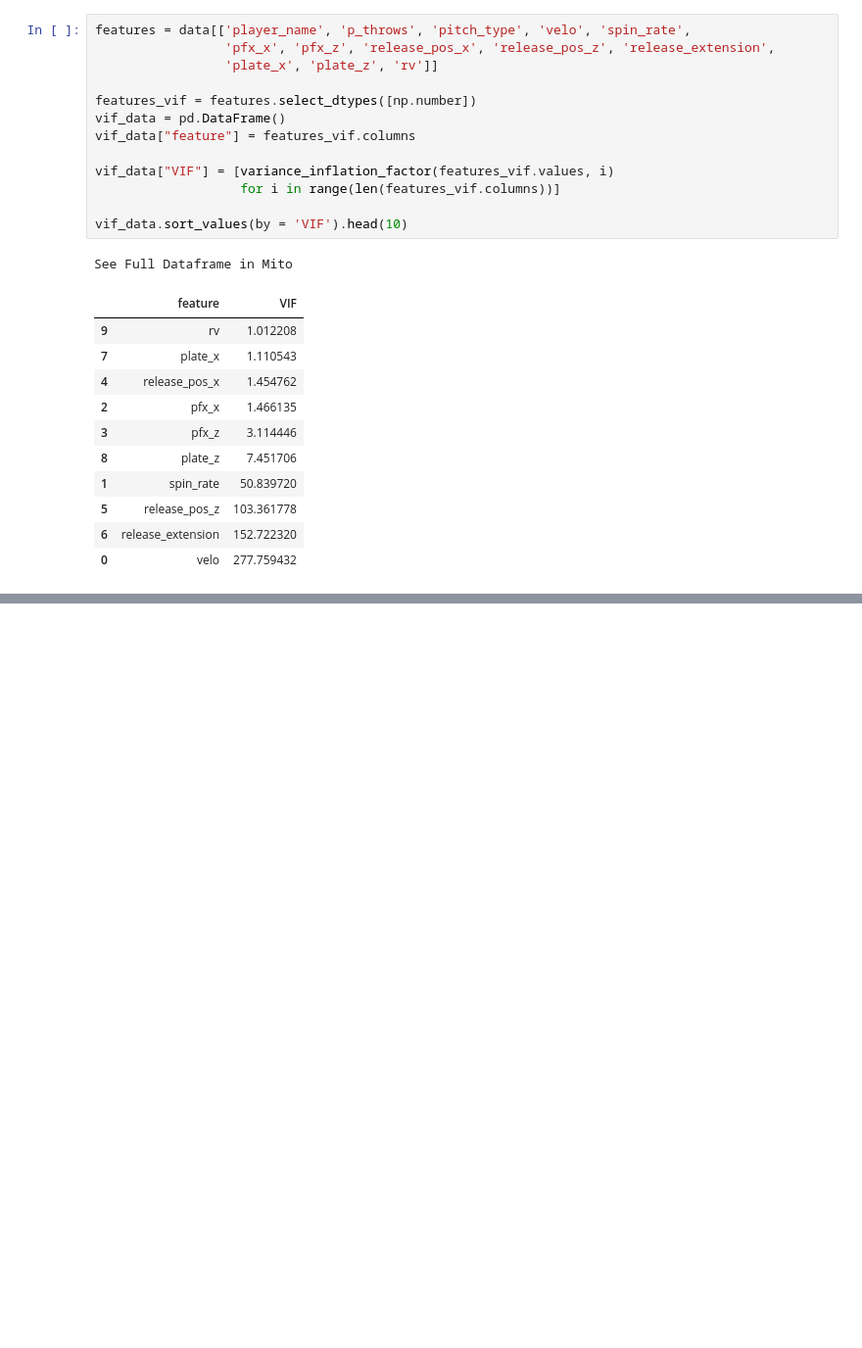
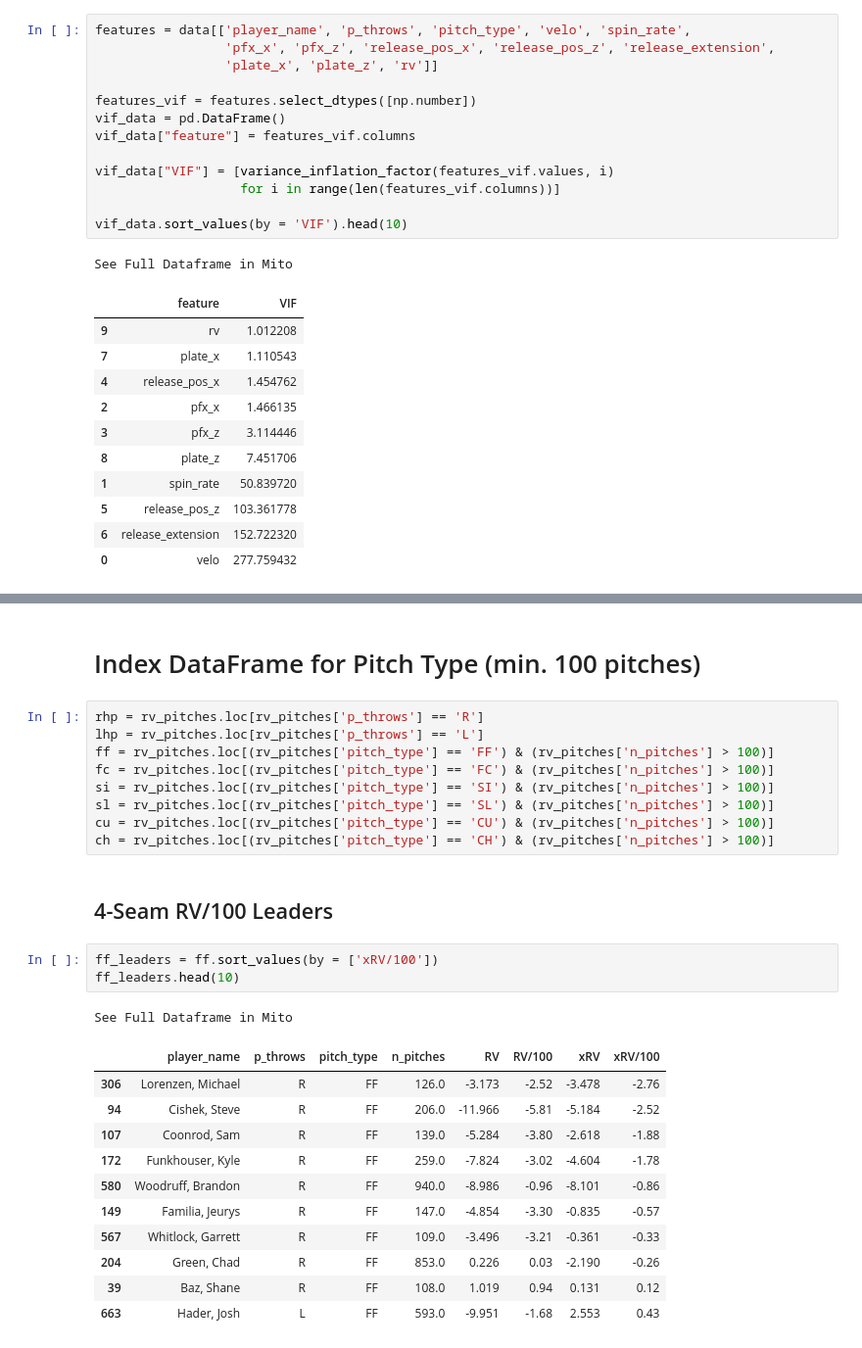
Before and after one commit to anthonyzurke/pitch-model, a Jupyter notebook: notebooks/analysis.ipynb, the cells around one changed output, grey strips where cells are left out. Shown at 98% size. Cells and saved outputs as stored; diff of their text form; blank space fills up the shorter version.

```diff
--- a/notebooks/analysis.ipynb
+++ b/notebooks/analysis.ipynb
@@ -143,0 +113,29 @@ See Full Dataframe in Mito
+# %% [markdown]
+# Index DataFrame for Pitch Type (min. 100 pitches)
+# %%
+rhp = rv_pitches.loc[rv_pitches['p_throws'] == 'R']
+lhp = rv_pitches.loc[rv_pitches['p_throws'] == 'L']
+ff = rv_pitches.loc[(rv_pitches['pitch_type'] == 'FF') & (rv_pitches['n_pitches'] > 100)]
+fc = rv_pitches.loc[(rv_pitches['pitch_type'] == 'FC') & (rv_pitches['n_pitches'] > 100)]
+si = rv_pitches.loc[(rv_pitches['pitch_type'] == 'SI') & (rv_pitches['n_pitches'] > 100)]
+sl = rv_pitches.loc[(rv_pitches['pitch_type'] == 'SL') & (rv_pitches['n_pitches'] > 100)]
+cu = rv_pitches.loc[(rv_pitches['pitch_type'] == 'CU') & (rv_pitches['n_pitches'] > 100)]
+ch = rv_pitches.loc[(rv_pitches['pitch_type'] == 'CH') & (rv_pitches['n_pitches'] > 100)]
+# %% [markdown]
+## 4-Seam RV/100 Leaders
+# %%
+ff_leaders = ff.sort_values(by = ['xRV/100'])
+ff_leaders.head(10)
+# %% [output]
+See Full Dataframe in Mito
+|  | player_name | p_throws | pitch_type | n_pitches | RV | RV/100 | xRV | xRV/100 |
+| 306 | Lorenzen, Michael | R | FF | 126.0 | -3.173 | -2.52 | -3.478 | -2.76 |
+| 94 | Cishek, Steve | R | FF | 206.0 | -11.966 | -5.81 | -5.184 | -2.52 |
+| 107 | Coonrod, Sam | R | FF | 139.0 | -5.284 | -3.80 | -2.618 | -1.88 |
+| 172 | Funkhouser, Kyle | R | FF | 259.0 | -7.824 | -3.02 | -4.604 | -1.78 |
+| 580 | Woodruff, Brandon | R | FF | 940.0 | -8.986 | -0.96 | -8.101 | -0.86 |
+| 149 | Familia, Jeurys | R | FF | 147.0 | -4.854 | -3.30 | -0.835 | -0.57 |
+| 567 | Whitlock, Garrett | R | FF | 109.0 | -3.496 | -3.21 | -0.361 | -0.33 |
+| 204 | Green, Chad | R | FF | 853.0 | 0.226 | 0.03 | -2.190 | -0.26 |
+| 39 | Baz, Shane | R | FF | 108.0 | 1.019 | 0.94 | 0.131 | 0.12 |
+| 663 | Hader, Josh | L | FF | 593.0 | -9.951 | -1.68 | 2.553 | 0.43 |
```
Also changed, not shown: parts of 22 cells of this notebook, 1 other file.
